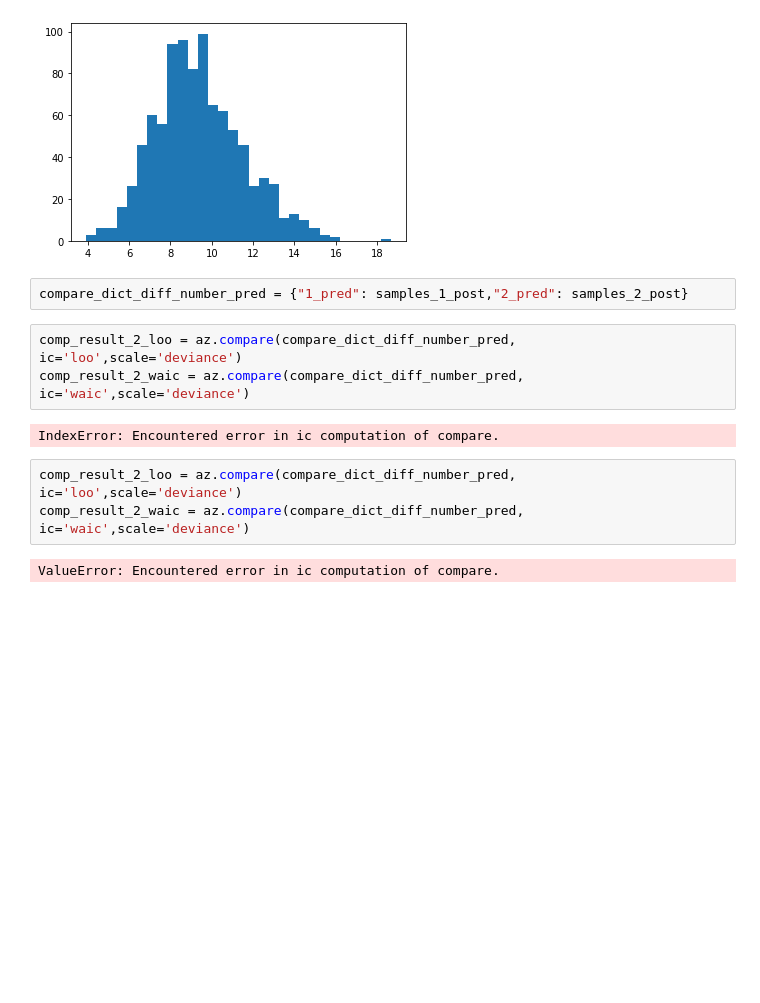
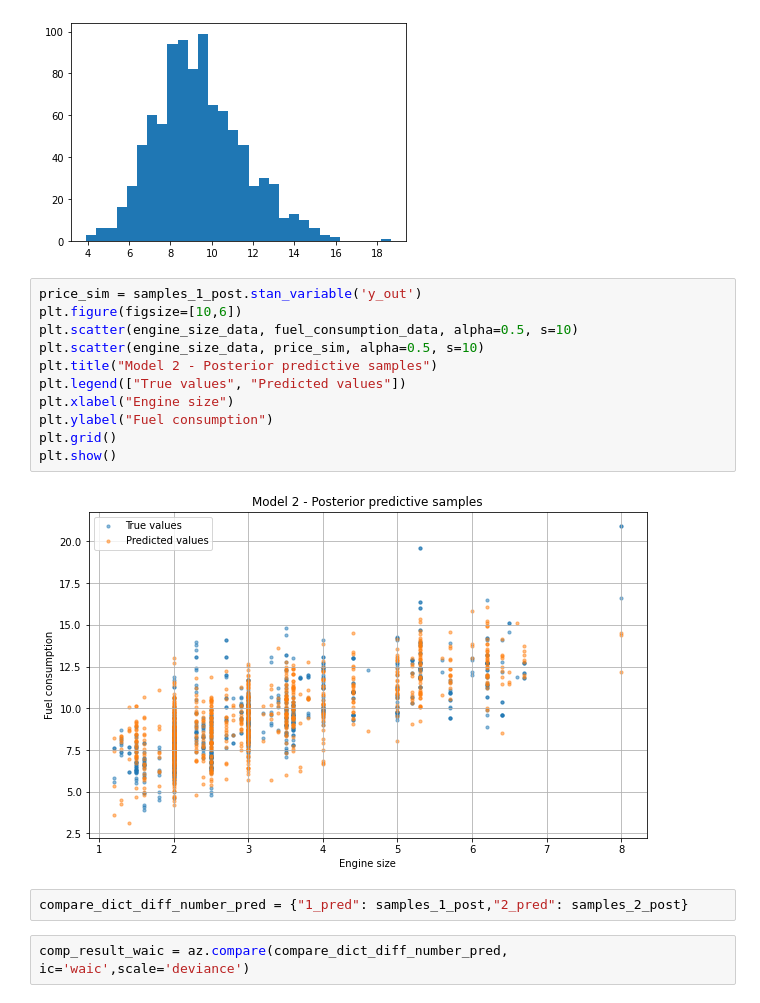
Before and after one commit to jacob0404060987/data_analitics, a Jupyter notebook: notebook_1.ipynb, the cells around one changed output. Drawn from its saved outputs; the diff is of its cells as text; blank space fills up the shorter version.

```diff
--- a/notebook_1.ipynb
+++ b/notebook_1.ipynb
@@ -222,15 +221,20 @@ plt.hist(list,bins=30)
         18.6526    ]),
  <BarContainer object of 30 artists>)
 [figure]
+# %%
+price_sim = samples_1_post.stan_variable('y_out')
+plt.figure(figsize=[10,6])
+plt.scatter(engine_size_data, fuel_consumption_data, alpha=0.5, s=10)
+plt.scatter(engine_size_data, price_sim, alpha=0.5, s=10)
+plt.title("Model 2 - Posterior predictive samples")
+plt.legend(["True values", "Predicted values"])
+plt.xlabel("Engine size")
+plt.ylabel("Fuel consumption")
+plt.grid()
+plt.show()
+# %% [output]
+[figure, added]
 # %%
 compare_dict_diff_number_pred = {"1_pred": samples_1_post,"2_pred": samples_2_post}
 # %%
-comp_result_2_loo = az.compare(compare_dict_diff_number_pred, ic='loo',scale='deviance')
-comp_result_2_waic = az.compare(compare_dict_diff_number_pred, ic='waic',scale='deviance')
+comp_result_waic = az.compare(compare_dict_diff_number_pred, ic='waic',scale='deviance')
-# %% [output]
-IndexError: Encountered error in ic computation of compare.
-# %%
-comp_result_2_loo = az.compare(compare_dict_diff_number_pred, ic='loo',scale='deviance')
-comp_result_2_waic = az.compare(compare_dict_diff_number_pred, ic='waic',scale='deviance')
-# %% [output]
-ValueError: Encountered error in ic computation of compare.
```
Also changed, not shown: parts of 9 cells of this notebook, 4 other files.
